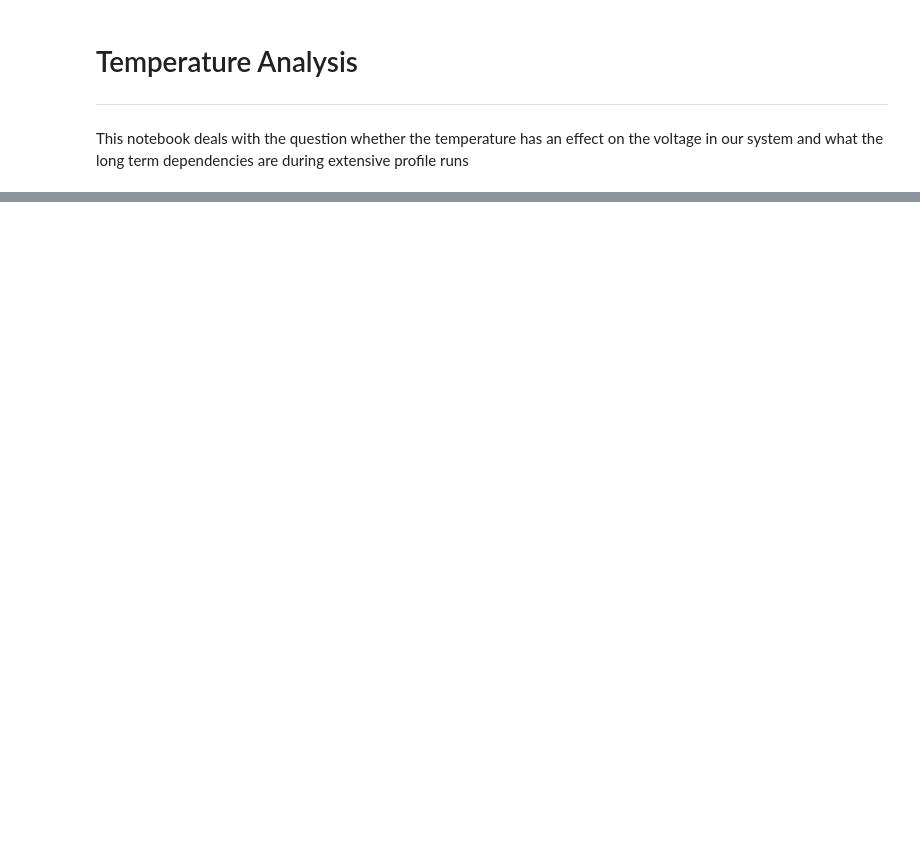
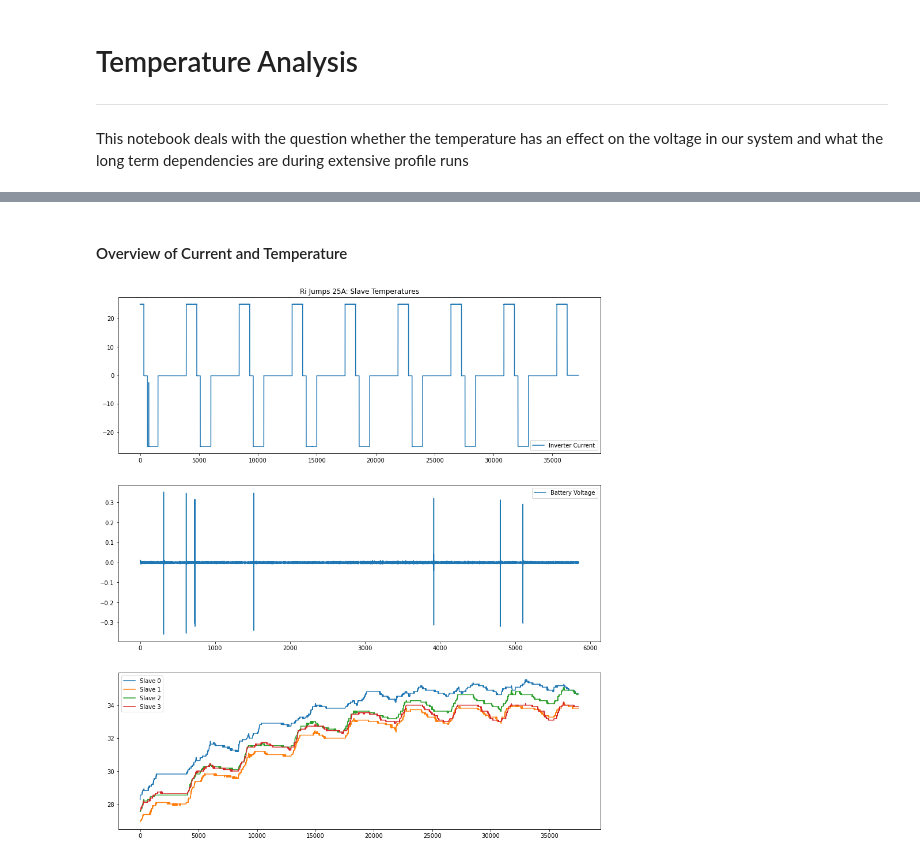
Before and after one commit to Energy-Theory-Guided-Data-Science/Battery-System, a Jupyter notebook: notebooks/19_temperature_analysis.ipynb, the cells around one changed output, grey strips where cells are left out. Saved outputs shown, nothing was run; the diff lists cells and outputs as text; code cells hidden in the pictures; blank space fills up the shorter version.

```diff
--- a/notebooks/19_temperature_analysis.ipynb
+++ b/notebooks/19_temperature_analysis.ipynb
@@ -38,0 +73,33 @@ temp_slave_3 = temp_slave_3[0:25000,:]
+# %% [markdown]
+#### Overview of Current and Temperature
+# %%
+temp_grad_slave_0 = np.column_stack((temp_slave_0[:,0], np.gradient(temp_slave_0[:, 1:temp_slave_0.shape[1]].flatten())))
+temp_grad_slave_1 = np.column_stack((temp_slave_1[:,0], np.gradient(temp_slave_1[:, 1:temp_slave_1.shape[1]].flatten())))
+temp_grad_slave_2 = np.column_stack((temp_slave_2[:,0], np.gradient(temp_slave_2[:, 1:temp_slave_2.shape[1]].flatten())))
+temp_grad_slave_3 = np.column_stack((temp_slave_3[:,0], np.gradient(temp_slave_3[:, 1:temp_slave_3.shape[1]].flatten())))
+
+master_volt = np.column_stack((master_volt[:,0], np.gradient(master_volt[:, 1:master_volt.shape[1]].flatten())))
+
+figure, axes = plt.subplots(figsize = (15,17))
+plt.subplot(3,1,1)
+plt.title('Ri Jumps 25A: Slave Temperatures')
+plt.plot(cur_inv[:,0], cur_inv[:,1], label="Inverter Current")
+plt.legend()
+plt.subplot(3,1,2)
+plt.plot(master_volt[:,0], master_volt[:,1], label="Battery Voltage")
+plt.legend()
+plt.subplot(3,1,3)
+plt.plot(temp_slave_0[:,0], temp_slave_0[:,1], label="Slave 0")
+plt.plot(temp_slave_1[:,0], temp_slave_1[:,1], label="Slave 1")
+plt.plot(temp_slave_2[:,0], temp_slave_2[:,1], label="Slave 2")
+plt.plot(temp_slave_3[:,0], temp_slave_3[:,1], label="Slave 3")
+plt.legend()
+# plt.subplot(3,1,3)
+# plt.plot(temp_grad_slave_0[:,0], temp_grad_slave_0[:,1], label="slave 0 gradient")
+# plt.plot(temp_grad_slave_1[:,0], temp_grad_slave_1[:,1], label="slave 0 gradient")
+# plt.plot(temp_grad_slave_2[:,0], temp_grad_slave_2[:,1], label="slave 0 gradient")
+# plt.plot(temp_grad_slave_3[:,0], temp_grad_slave_3[:,1], label="slave 0 gradient")
+# plt.legend()
+plt.savefig('../../Screenshots/ri_jumps_25A-full_profile-slave_temps.png')
+# %% [output]
+[figure, added]
```
Also changed, not shown: parts of 20 cells of this notebook.
